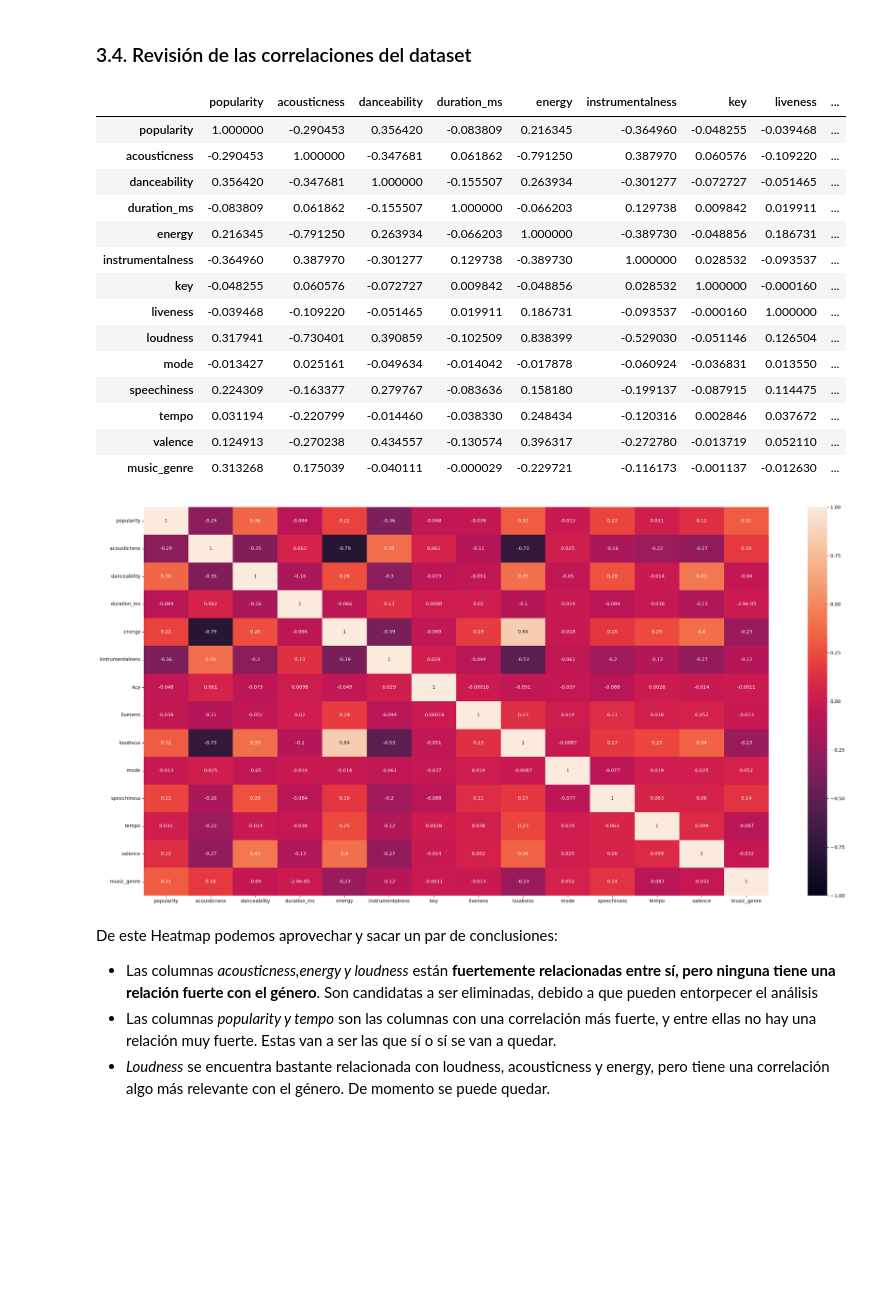
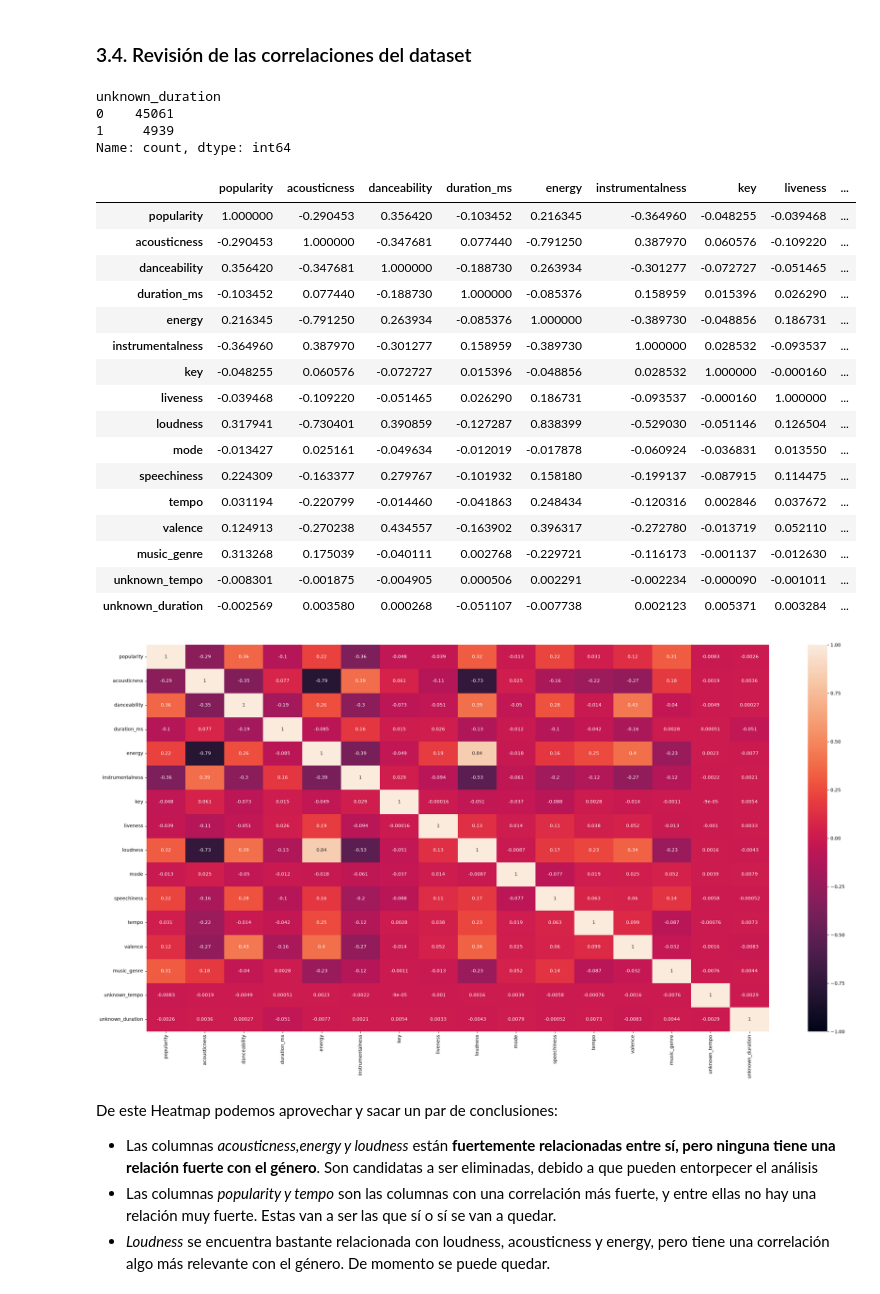
Before and after one commit to ErikAT04/PROYECTO1EVALPIA, a Jupyter notebook: Proyecto1PIA_ErikAmoToquero.ipynb, the cells around one changed output. Drawn from its saved outputs; the diff is of its cells as text; code cells hidden in the pictures; blank space fills up the shorter version.

```diff
--- a/Proyecto1PIA_ErikAmoToquero.ipynb
+++ b/Proyecto1PIA_ErikAmoToquero.ipynb
@@ -182,9 +182,12 @@ claves = df_canciones["key"].unique().tolist()
 df_canciones["tempo"] = pd.to_numeric(
     df_canciones["tempo"], errors="coerce"
 )
+df_canciones["duration_ms"] = df_canciones["duration_ms"].apply(lambda x: np.nan if x==-1 else x)
 
-df_canciones["duration_ms"] = df_canciones["duration_ms"].apply()
+df_canciones["unknown_tempo"] = df_canciones["tempo"].isna().astype(int)
+df_canciones["unknown_duration"] = df_canciones["duration_ms"].isna().astype(int)
 
+df_canciones["duration_ms"] = df_canciones["duration_ms"].fillna(df_canciones["duration_ms"].median())
 df_canciones["tempo"] = df_canciones["tempo"].fillna(df_canciones["tempo"].median())
 df_canciones["music_genre"] = df_canciones["music_genre"].apply(lambda x: generos.index(x))
 df_canciones["mode"] = df_canciones["mode"].apply(lambda x: modos.index(x))
@@ -239,27 +242,34 @@ None
 ### 3.4. Revisión de las correlaciones del dataset
 # %%
 correlacion = df_limpio.corr()
+display(df_limpio.unknown_duration.value_counts())
 display(correlacion)
 plt.figure(figsize=(30, 15))
 sns.heatmap(correlacion, annot=True, vmax=1, vmin=-1)
 plt.show()
 # %% [output]
+unknown_duration
+0    45061
+1     4939
+Name: count, dtype: int64
 |  | popularity | acousticness | danceability | duration_ms | energy | instrumentalness | key | liveness | ... |
-| popularity | 1.000000 | -0.290453 | 0.356420 | -0.083809 | 0.216345 | -0.364960 | -0.048255 | -0.039468 | ... |
-| acousticness | -0.290453 | 1.000000 | -0.347681 | 0.061862 | -0.791250 | 0.387970 | 0.060576 | -0.109220 | ... |
-| danceability | 0.356420 | -0.347681 | 1.000000 | -0.155507 | 0.263934 | -0.301277 | -0.072727 | -0.051465 | ... |
-| duration_ms | -0.083809 | 0.061862 | -0.155507 | 1.000000 | -0.066203 | 0.129738 | 0.009842 | 0.019911 | ... |
-| energy | 0.216345 | -0.791250 | 0.263934 | -0.066203 | 1.000000 | -0.389730 | -0.048856 | 0.186731 | ... |
-| instrumentalness | -0.364960 | 0.387970 | -0.301277 | 0.129738 | -0.389730 | 1.000000 | 0.028532 | -0.093537 | ... |
-| key | -0.048255 | 0.060576 | -0.072727 | 0.009842 | -0.048856 | 0.028532 | 1.000000 | -0.000160 | ... |
-| liveness | -0.039468 | -0.109220 | -0.051465 | 0.019911 | 0.186731 | -0.093537 | -0.000160 | 1.000000 | ... |
-| loudness | 0.317941 | -0.730401 | 0.390859 | -0.102509 | 0.838399 | -0.529030 | -0.051146 | 0.126504 | ... |
-| mode | -0.013427 | 0.025161 | -0.049634 | -0.014042 | -0.017878 | -0.060924 | -0.036831 | 0.013550 | ... |
-| speechiness | 0.224309 | -0.163377 | 0.279767 | -0.083636 | 0.158180 | -0.199137 | -0.087915 | 0.114475 | ... |
-| tempo | 0.031194 | -0.220799 | -0.014460 | -0.038330 | 0.248434 | -0.120316 | 0.002846 | 0.037672 | ... |
-| valence | 0.124913 | -0.270238 | 0.434557 | -0.130574 | 0.396317 | -0.272780 | -0.013719 | 0.052110 | ... |
-| music_genre | 0.313268 | 0.175039 | -0.040111 | -0.000029 | -0.229721 | -0.116173 | -0.001137 | -0.012630 | ... |
+| popularity | 1.000000 | -0.290453 | 0.356420 | -0.103452 | 0.216345 | -0.364960 | -0.048255 | -0.039468 | ... |
+| acousticness | -0.290453 | 1.000000 | -0.347681 | 0.077440 | -0.791250 | 0.387970 | 0.060576 | -0.109220 | ... |
+| danceability | 0.356420 | -0.347681 | 1.000000 | -0.188730 | 0.263934 | -0.301277 | -0.072727 | -0.051465 | ... |
+| duration_ms | -0.103452 | 0.077440 | -0.188730 | 1.000000 | -0.085376 | 0.158959 | 0.015396 | 0.026290 | ... |
+| energy | 0.216345 | -0.791250 | 0.263934 | -0.085376 | 1.000000 | -0.389730 | -0.048856 | 0.186731 | ... |
+| instrumentalness | -0.364960 | 0.387970 | -0.301277 | 0.158959 | -0.389730 | 1.000000 | 0.028532 | -0.093537 | ... |
+| key | -0.048255 | 0.060576 | -0.072727 | 0.015396 | -0.048856 | 0.028532 | 1.000000 | -0.000160 | ... |
+| liveness | -0.039468 | -0.109220 | -0.051465 | 0.026290 | 0.186731 | -0.093537 | -0.000160 | 1.000000 | ... |
+| loudness | 0.317941 | -0.730401 | 0.390859 | -0.127287 | 0.838399 | -0.529030 | -0.051146 | 0.126504 | ... |
+| mode | -0.013427 | 0.025161 | -0.049634 | -0.012019 | -0.017878 | -0.060924 | -0.036831 | 0.013550 | ... |
+| speechiness | 0.224309 | -0.163377 | 0.279767 | -0.101932 | 0.158180 | -0.199137 | -0.087915 | 0.114475 | ... |
+| tempo | 0.031194 | -0.220799 | -0.014460 | -0.041863 | 0.248434 | -0.120316 | 0.002846 | 0.037672 | ... |
+| valence | 0.124913 | -0.270238 | 0.434557 | -0.163902 | 0.396317 | -0.272780 | -0.013719 | 0.052110 | ... |
+| music_genre | 0.313268 | 0.175039 | -0.040111 | 0.002768 | -0.229721 | -0.116173 | -0.001137 | -0.012630 | ... |
+| unknown_tempo | -0.008301 | -0.001875 | -0.004905 | 0.000506 | 0.002291 | -0.002234 | -0.000090 | -0.001011 | ... |
+| unknown_duration | -0.002569 | 0.003580 | 0.000268 | -0.051107 | -0.007738 | 0.002123 | 0.005371 | 0.003284 | ... |
-[figure, old version]
+[figure, new version]
 # %% [markdown]
 De este Heatmap podemos aprovechar y sacar un par de conclusiones:
 - Las columnas *acousticness,energy y loudness* están **fuertemente relacionadas entre sí, pero ninguna tiene una relación fuerte con el género**. Son candidatas a ser eliminadas, debido a que pueden entorpecer el análisis
```
Also changed, not shown: parts of 18 cells of this notebook.
